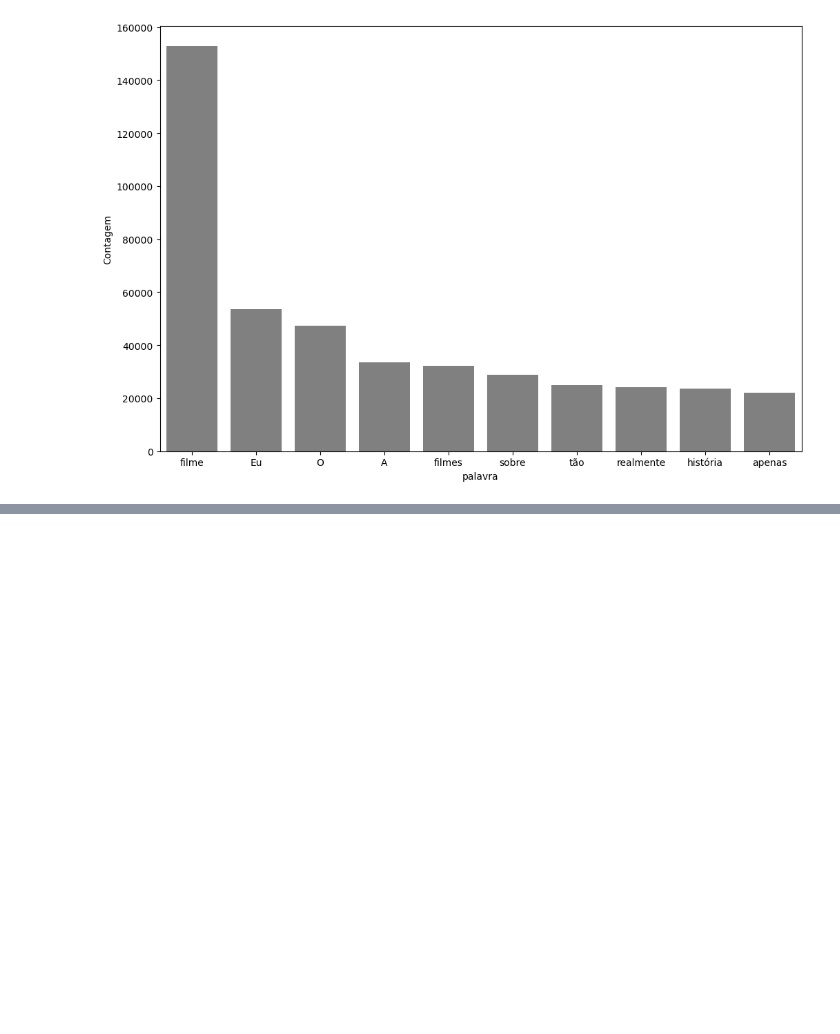
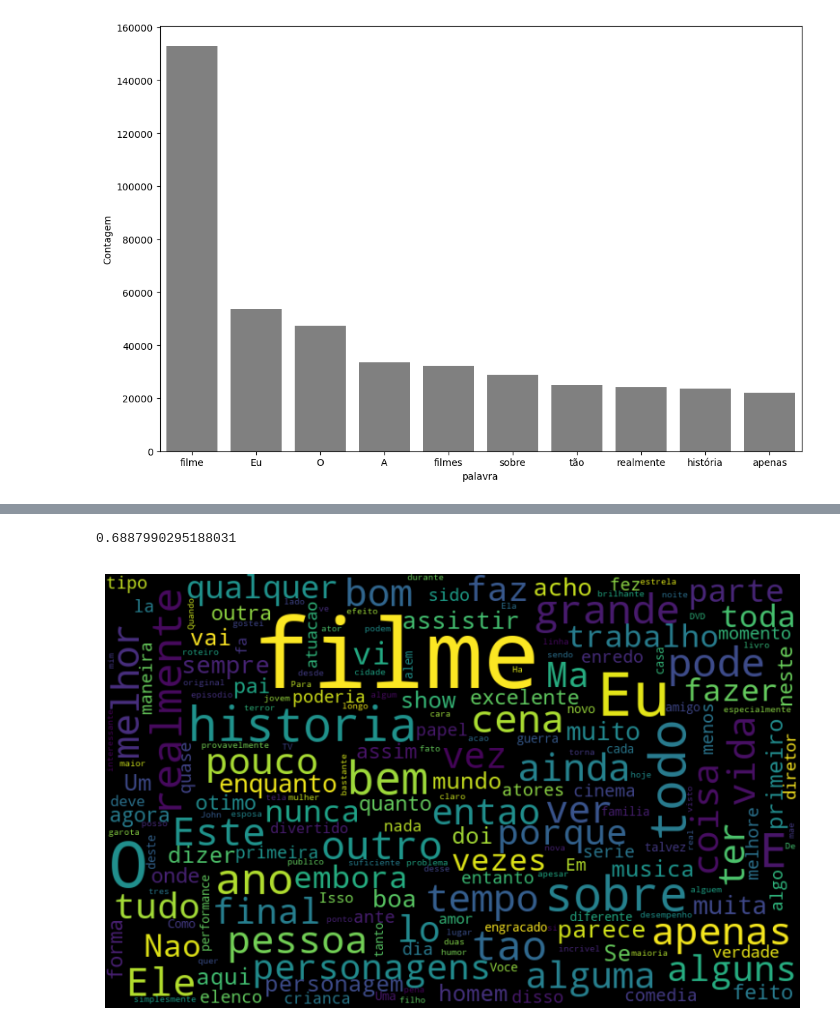
Before and after one commit to gssantaella/nlp-parte1, a Jupyter notebook: aula5/aula5.ipynb, the cells around one changed output, grey strips where cells are left out. Cells and saved outputs as stored; diff of their text form; code cells hidden in the pictures; blank space fills up the shorter version.

```diff
--- a/aula5/aula5.ipynb
+++ b/aula5/aula5.ipynb
@@ -363,0 +381,6 @@ pareto(resenha, 'tratamento_2', 10)
+# %%
+resenha['tratamento_3'] = sem_acentos
+# %%
+frase_processada = [' '.join([p for p in token_pontuacao.tokenize(op) if p not in pontuacao_stopwords]) for op in resenha['tratamento_3']]
+# %%
+resenha['tratamento_3'] = frase_processada
@@ -363,0 +389,6 @@ pareto(resenha, 'tratamento_2', 10)
+# %%
+acuracia_tratamento_3
+# %% [output]
+0.6887990295188031
+# %%
+texto_positivo = resenha.loc[resenha.sentiment == 'pos']
@@ -363,0 +397,5 @@ pareto(resenha, 'tratamento_2', 10)
+# %%
+%matplotlib inline
+gera_nuvem_palavras(texto_positivo, 'tratamento_3')
+# %% [output]
+[figure, added]
```
Also changed, not shown: parts of 17 cells of this notebook.
